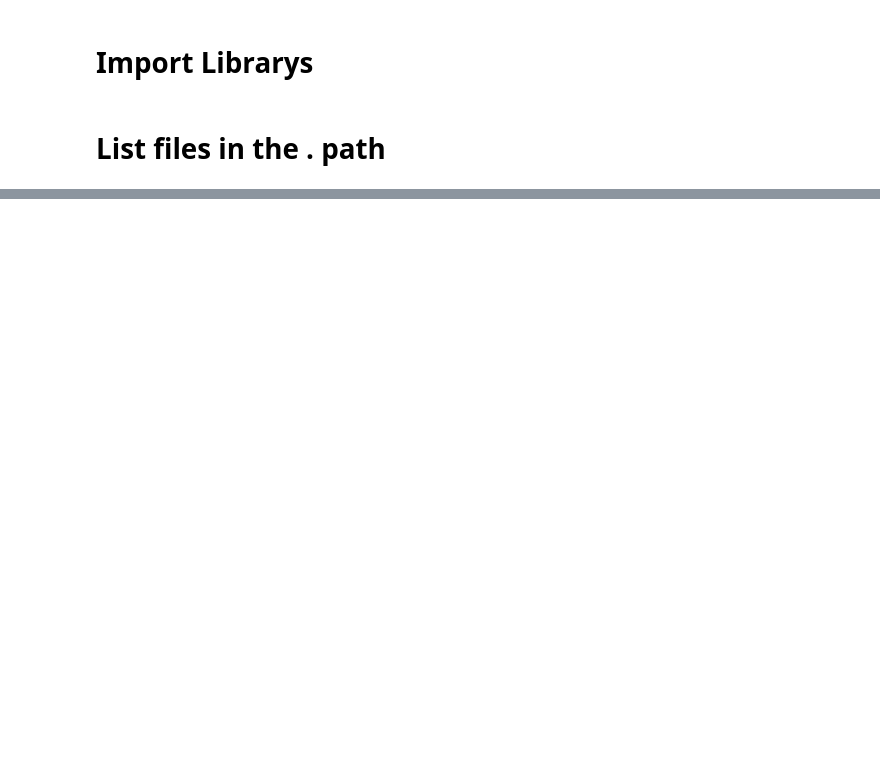
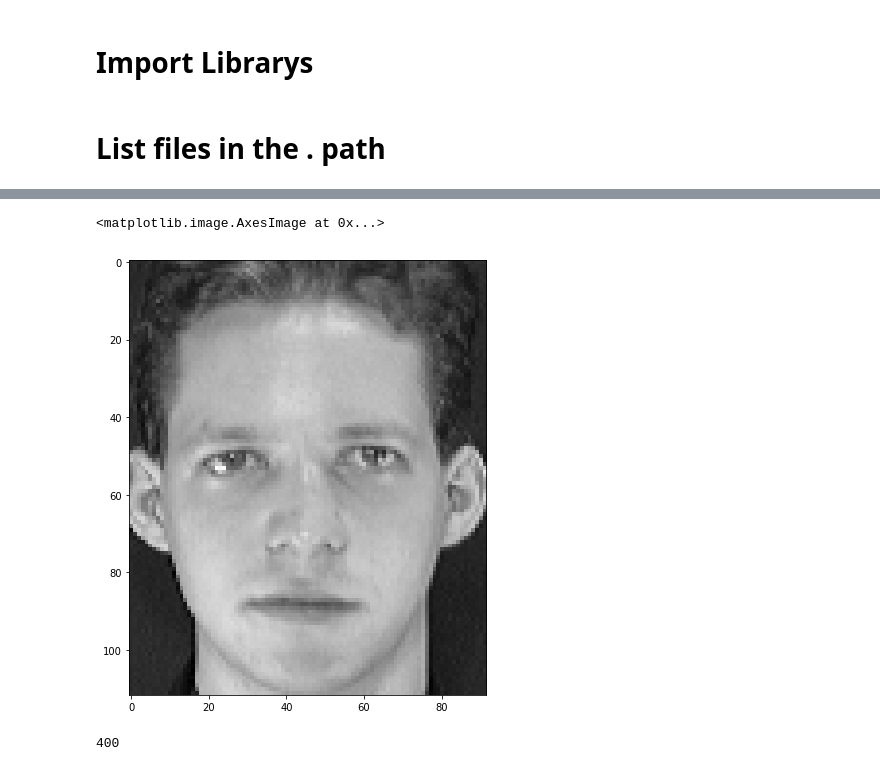
Before and after one commit to Jaquedonin/SignalFinalProject, a Jupyter notebook: Primeiros Passos.ipynb, the cells around one changed output, grey strips where cells are left out. Cells and saved outputs as stored; diff of their text form; code cells hidden in the pictures; blank space fills up the shorter version.

```diff
--- a/Primeiros Passos.ipynb
+++ b/Primeiros Passos.ipynb
@@ -126,0 +220,6 @@ plt.show()
+# %%
+people = list()
+
+for j in range(1, 41):
+    for i in range(1, 11):
+        people.append(pd.DataFrame(cv2.imread('./orl_faces/orl_faces/s' + str(j) + '/' + str(i) +'.pgm',0)))
@@ -126,0 +235,15 @@ plt.show()
+# %%
+people_fft = list()
+
+for image in people:
+    # Fourier Bidimensional Tranform
+    people_fft.append(np.fft.fft2(image))
+# %%
+plt.imshow(np.fft.ifft2(people_fft[0]).real, cmap="gray")
+# %% [output]
+<matplotlib.image.AxesImage at 0x...>
+[figure, added]
+# %%
+len(people_fft)
+# %% [output]
+400
```
Also changed, not shown: parts of 20 cells of this notebook.
